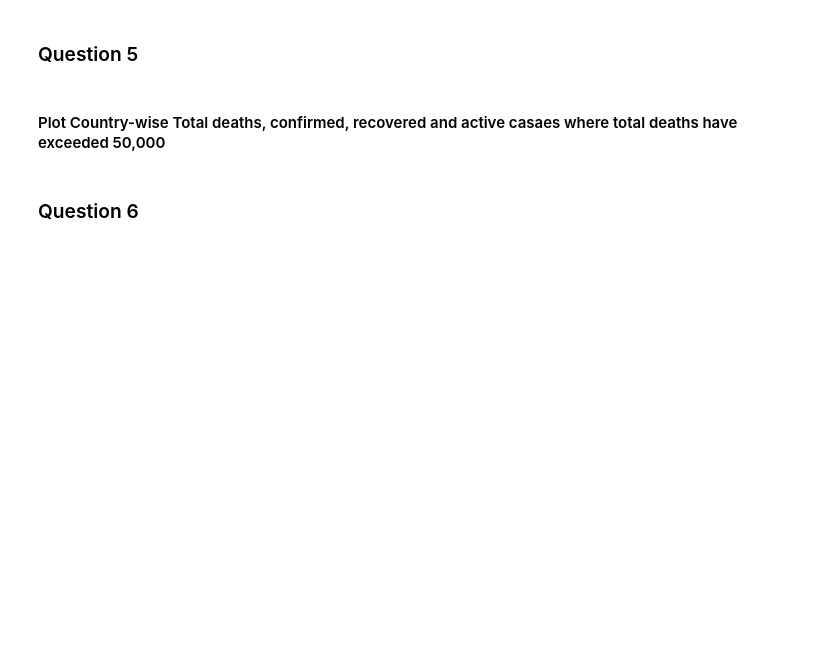
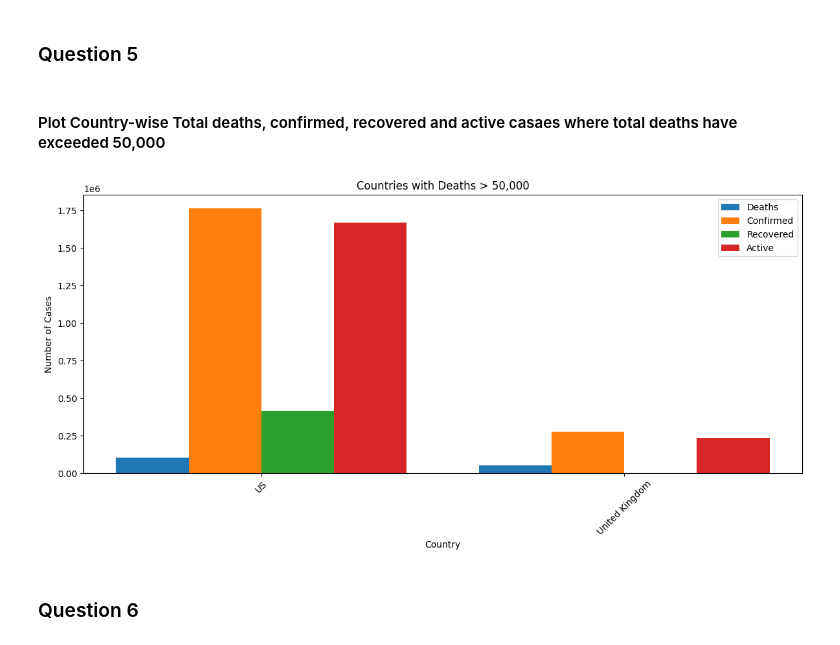
Before and after one commit to carul17/GBC_ML_Task5_Pandas, a Jupyter notebook: Lecture_02_Pandas_Covid_Analysis_Questions.ipynb, the cells around one changed output. Saved outputs shown, nothing was run; the diff lists cells and outputs as text; code cells hidden in the pictures; blank space fills up the shorter version.

```diff
--- a/Lecture_02_Pandas_Covid_Analysis_Questions.ipynb
+++ b/Lecture_02_Pandas_Covid_Analysis_Questions.ipynb
@@ -26,3 +29,6 @@ MM-DD-YYYY.csv in UTC.
 ### Question 1
 # %% [markdown]
 #### Read the dataset
+# %%
+df = pd.read_csv('05-30-2020.csv')
+df
@@ -45,2 +192,12 @@ MM-DD-YYYY.csv in UTC.
 # %% [markdown]
 #### Show the latest number of Confirmed, Deaths, Recovered and Active cases Country-wise
+# %%
+# Latest numbers for all metrics by country
+latest_numbers = df.groupby('Country_Region').agg({
+    'Confirmed': 'sum',
+    'Deaths': 'sum',
+    'Recovered': 'sum',
+    'Active': 'sum'
+}).sort_values('Confirmed', ascending=False).reset_index()
+print("\nLatest numbers by Country:")
+print(latest_numbers)
@@ -64,6 +328,37 @@ MM-DD-YYYY.csv in UTC.
 #### Plot Country-wise Total deaths, confirmed, recovered and active casaes where total deaths have exceeded 50,000
 # %%
 import matplotlib.pyplot as plt
+# %%
+# Countries with deaths > 50,000
+high_death_countries = latest_numbers[latest_numbers['Deaths'] > 50000]
+
+# Set up the plot
+plt.figure(figsize=(12, 6))
+
+# Set the positions for the bars
+x = np.arange(len(high_death_countries['Country_Region']))
+width = 0.2
+
+# Create bars for each metric
+plt.bar(x - width*1.5, high_death_countries['Deaths'], width, label='Deaths')
+plt.bar(x - width/2, high_death_countries['Confirmed'], width, label='Confirmed')
+plt.bar(x + width/2, high_death_countries['Recovered'], width, label='Recovered')
+plt.bar(x + width*1.5, high_death_countries['Active'], width, label='Active')
+
+# Customize the plot
+plt.title('Countries with Deaths > 50,000')
+plt.xlabel('Country')
+plt.ylabel('Number of Cases')
+plt.xticks(x, high_death_countries['Country_Region'], rotation=45)
+plt.legend()
+
+# Adjust layout to prevent label cutoff
+plt.tight_layout()
+
+# Show the plot
+plt.show()
+# %% [output]
+[figure, added]
 # %% [markdown]
 ### Question 6
 # %% [markdown]
```
Also changed, not shown: parts of 24 cells of this notebook, 7 other files.
